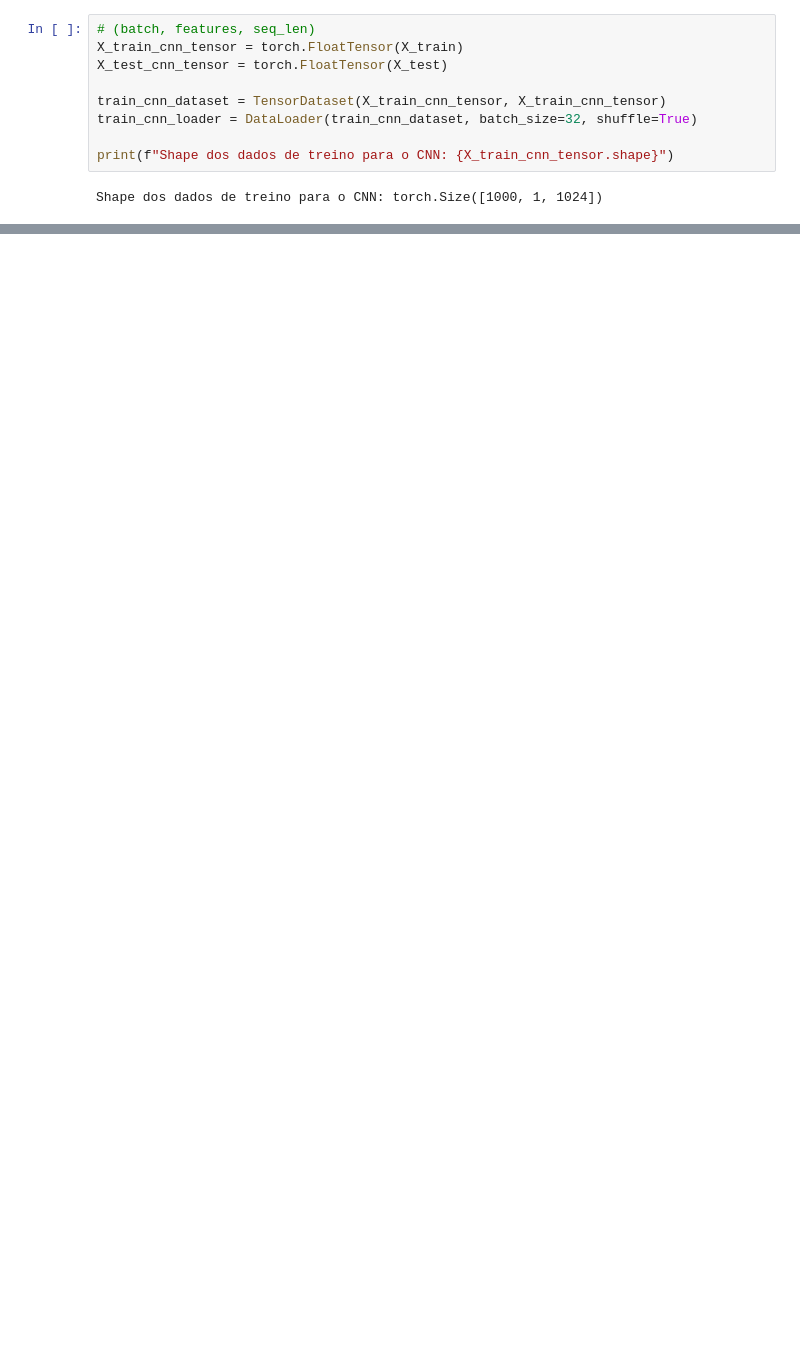
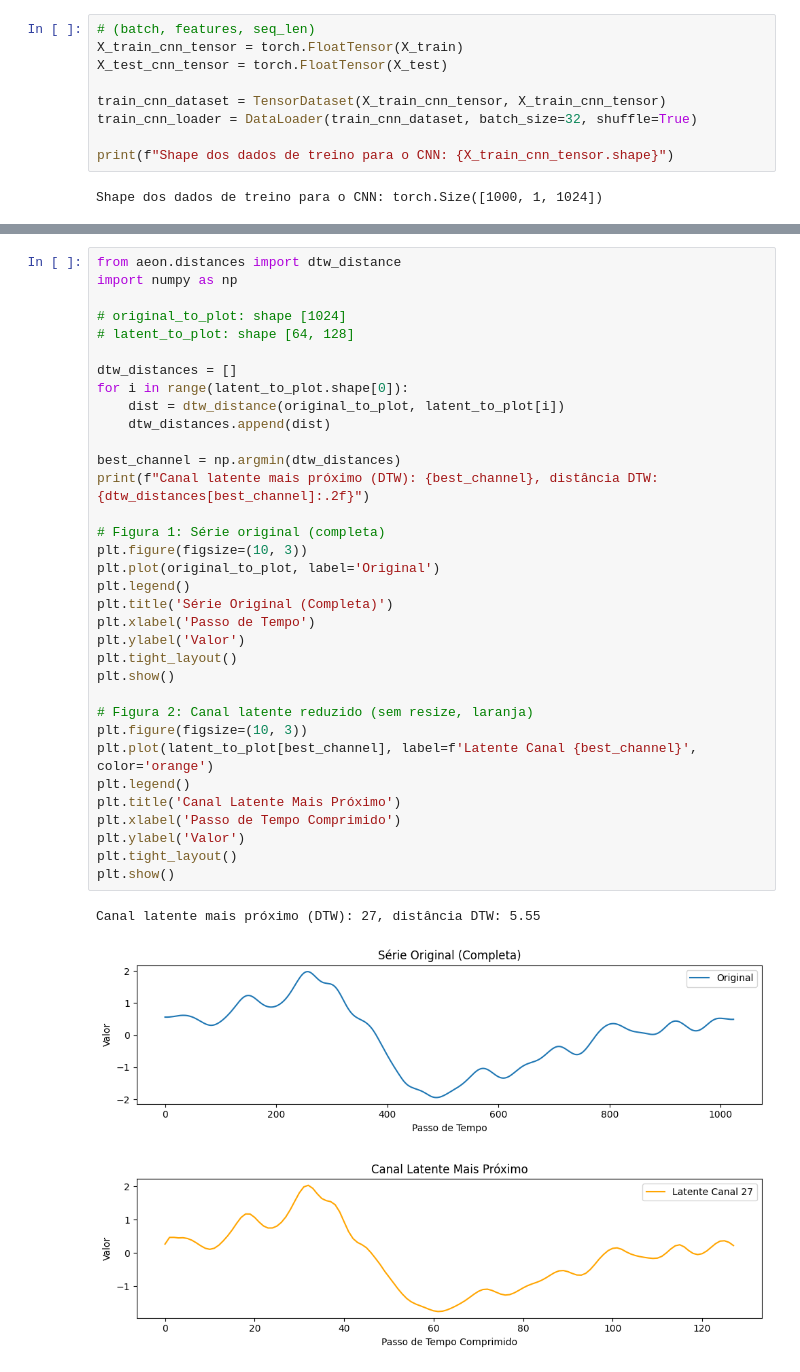
Before and after one commit to MoroFernando/time-series-dimensionality-reduction, a Jupyter notebook: autoencoder.ipynb, the cells around one changed output, grey strips where cells are left out. Drawn from its saved outputs; the diff is of its cells as text; blank space fills up the shorter version.

```diff
--- a/autoencoder.ipynb
+++ b/autoencoder.ipynb
@@ -268,0 +307,38 @@ Shape da linha média latente: (128,)
+# %%
+from aeon.distances import dtw_distance
+import numpy as np
+
+# original_to_plot: shape [1024]
+# latent_to_plot: shape [64, 128]
+
+dtw_distances = []
+for i in range(latent_to_plot.shape[0]):
+    dist = dtw_distance(original_to_plot, latent_to_plot[i])
+    dtw_distances.append(dist)
+
+best_channel = np.argmin(dtw_distances)
+print(f"Canal latente mais próximo (DTW): {best_channel}, distância DTW: {dtw_distances[best_channel]:.2f}")
+
+# Figura 1: Série original (completa)
+plt.figure(figsize=(10, 3))
+plt.plot(original_to_plot, label='Original')
+plt.legend()
+plt.title('Série Original (Completa)')
+plt.xlabel('Passo de Tempo')
+plt.ylabel('Valor')
+plt.tight_layout()
+plt.show()
+
+# Figura 2: Canal latente reduzido (sem resize, laranja)
+plt.figure(figsize=(10, 3))
+plt.plot(latent_to_plot[best_channel], label=f'Latente Canal {best_channel}', color='orange')
+plt.legend()
+plt.title('Canal Latente Mais Próximo')
+plt.xlabel('Passo de Tempo Comprimido')
+plt.ylabel('Valor')
+plt.tight_layout()
+plt.show()
+# %% [output]
+Canal latente mais próximo (DTW): 27, distância DTW: 5.55
+[figure, added]
+[figure, added]
```
Also changed, not shown: parts of 8 cells of this notebook.
